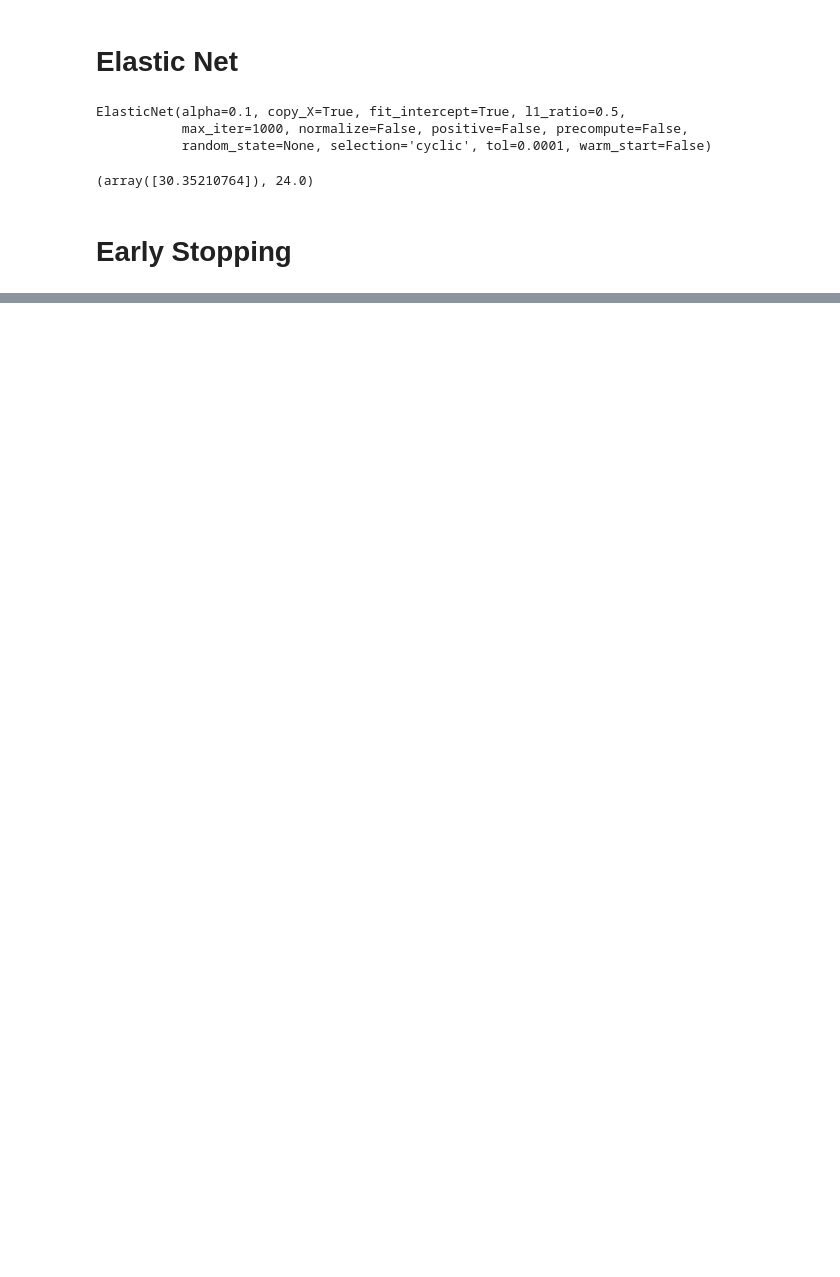
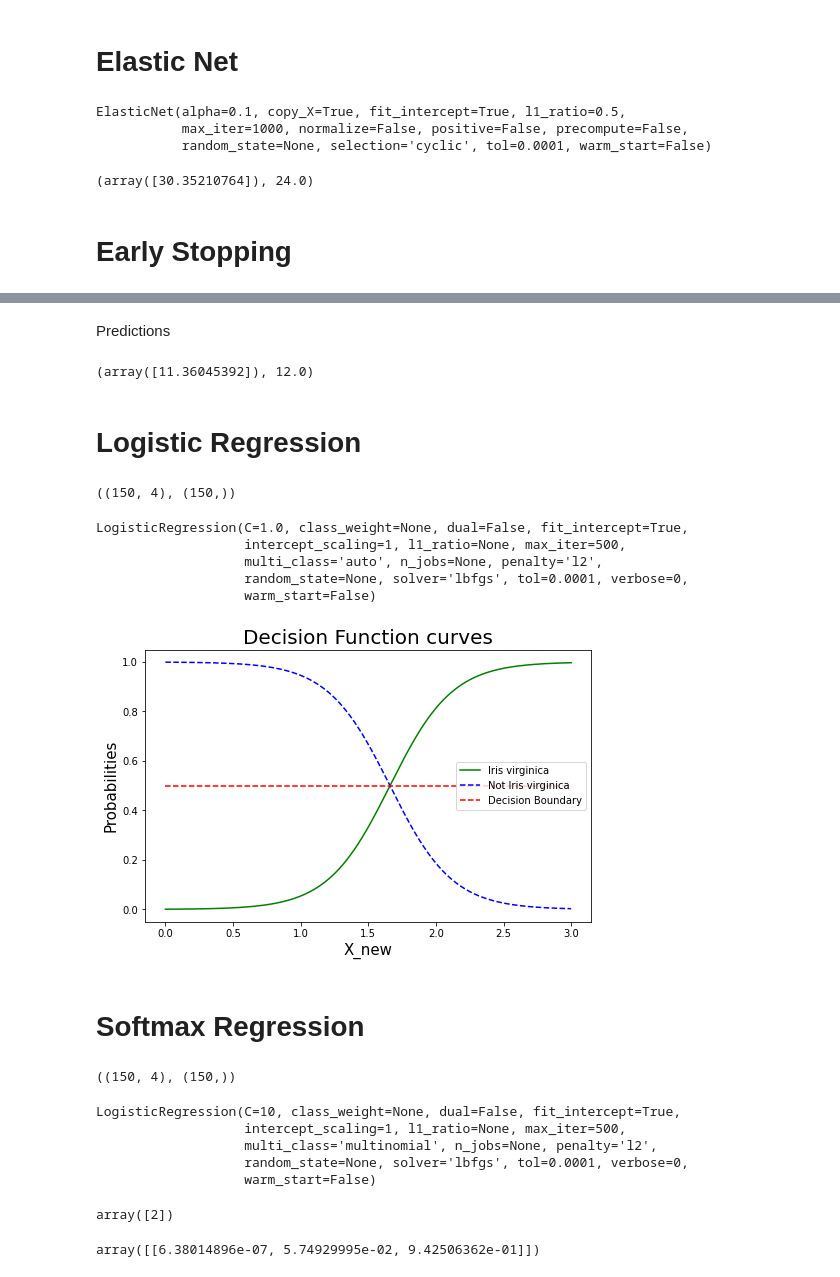
Before and after one commit to yashveersinghsohi/Hands_On_ML_Book_Practice, a Jupyter notebook: Chapter_4/Practice_Chapter4_Training_Models.ipynb, the cells around one changed output, grey strips where cells are left out. Drawn from its saved outputs; the diff is of its cells as text; code cells hidden in the pictures; blank space fills up the shorter version.

Commit message:
Finished practice notebook for chapter 4 - training models

```diff
--- a/Chapter_4/Practice_Chapter4_Training_Models.ipynb
+++ b/Chapter_4/Practice_Chapter4_Training_Models.ipynb
@@ -335,0 +410,75 @@ y_hat, y[0]
+# %% [markdown]
+Predictions
+# %%
+X_predict = X_train_poly_scaled[0]
+y_hat = best_model.predict([X_predict])
+y_hat, y_train[0]
+# %% [output]
+(array([11.36045392]), 12.0)
+# %% [markdown]
+# Logistic Regression
+# %%
+iris = load_iris()
+X, y = iris.data, iris.target
+X.shape, y.shape
+# %% [output]
+((150, 4), (150,))
+# %%
+log_reg = LogisticRegression(max_iter=500)
+log_reg.fit(X[:, 3:].reshape(-1, 1), (y==2).astype(np.int))
+# %% [output]
+LogisticRegression(C=1.0, class_weight=None, dual=False, fit_intercept=True,
+                   intercept_scaling=1, l1_ratio=None, max_iter=500,
+                   multi_class='auto', n_jobs=None, penalty='l2',
+                   random_state=None, solver='lbfgs', tol=0.0001, verbose=0,
+                   warm_start=False)
+# %%
+X_new = np.linspace(start=0, stop=3, num=1000).reshape(-1, 1)
+y_proba = log_reg.predict_proba(X_new)
+y_preds = log_reg.predict(X_new)
+
+fig, ax = plt.subplots(figsize=(8, 5))
+
+ax.plot(X_new, y_proba[:, 1], "g-", label="Iris virginica")
+ax.plot(X_new, y_proba[:, 0], "b--", label="Not Iris virginica")
+
+ax.set_xlabel("X_new", size=15)
+ax.set_ylabel("Probabilities", size=15)
+ax.set_title("Decision Function curves", size=20)
+
+ax.plot([0.0, 3.0], [0.5, 0.5], "r--", label="Decision Boundary")
+
+plt.legend()
+plt.show()
+# %% [output]
+[figure, added]
+# %% [markdown]
+# Softmax Regression
+# %%
+iris = load_iris()
+X, y = iris.data, iris.target
+X.shape, y.shape
+# %% [output]
+((150, 4), (150,))
+# %%
+softmax_reg = LogisticRegression(
+    multi_class="multinomial",
+    solver="lbfgs",
+    C=10,
+    max_iter=500
+  )
+softmax_reg.fit(X[:, (2, 3)], y)
+# %% [output]
+LogisticRegression(C=10, class_weight=None, dual=False, fit_intercept=True,
+                   intercept_scaling=1, l1_ratio=None, max_iter=500,
+                   multi_class='multinomial', n_jobs=None, penalty='l2',
+                   random_state=None, solver='lbfgs', tol=0.0001, verbose=0,
+                   warm_start=False)
+# %%
+softmax_reg.predict([[5, 2]])
+# %% [output]
+array([2])
+# %%
+softmax_reg.predict_proba([[5, 2]])
+# %% [output]
+array([[6.38014896e-07, 5.74929995e-02, 9.42506362e-01]])
```
Also changed, not shown: parts of 11 cells of this notebook.
